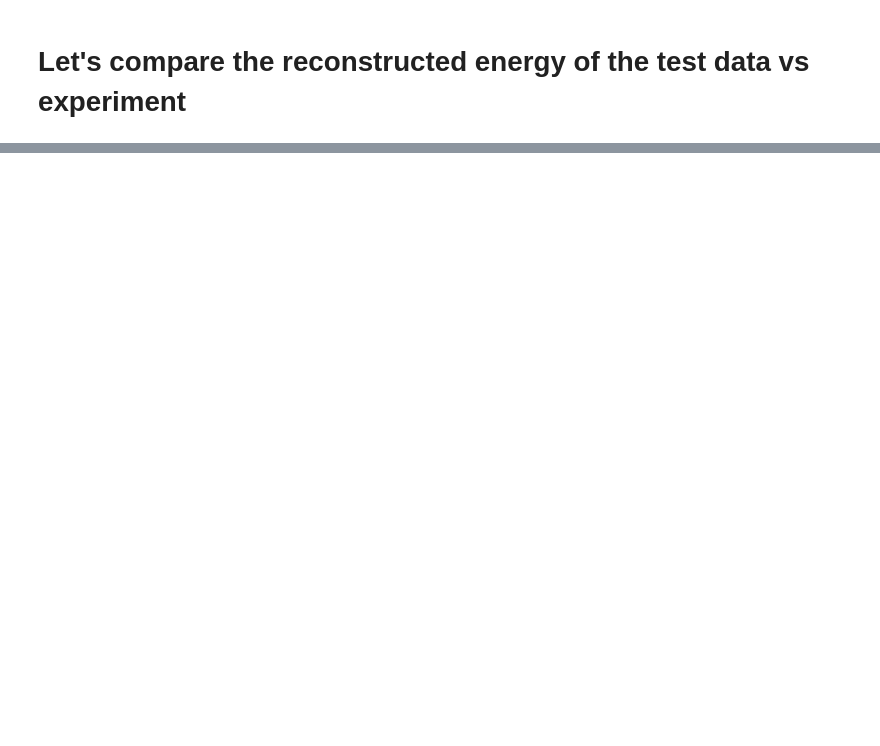
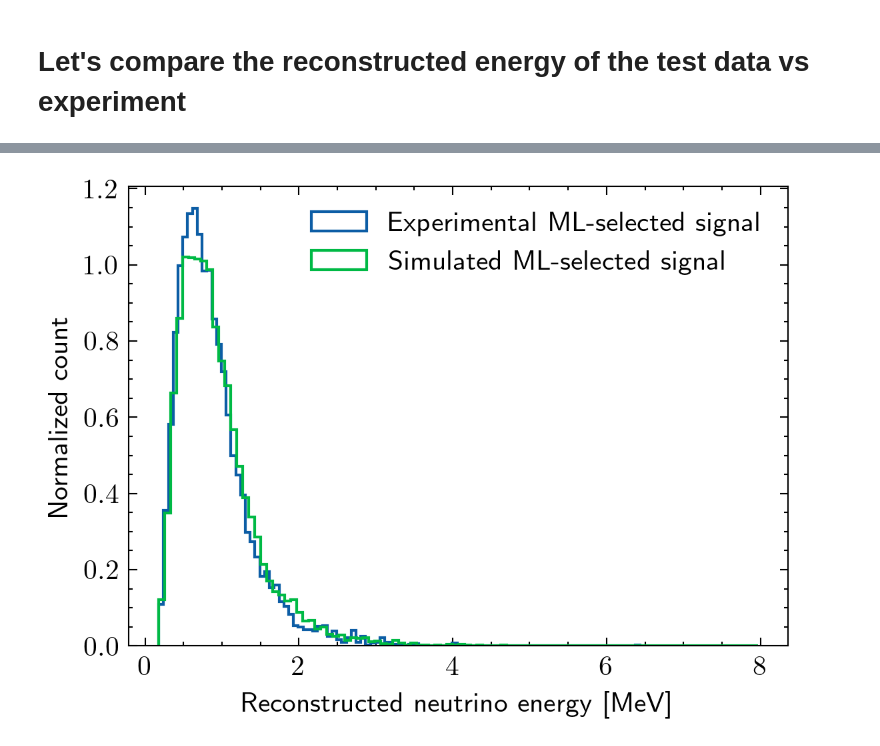
Before and after one commit to wnguyen1312/Neutrino-Oscillation, a Jupyter notebook: notebooks/ML Selection.ipynb, the cells around one changed output, grey strips where cells are left out. Saved outputs shown, nothing was run; the diff lists cells and outputs as text; code cells hidden in the pictures; blank space fills up the shorter version.

```diff
--- a/notebooks/ML Selection.ipynb
+++ b/notebooks/ML Selection.ipynb
@@ -276,0 +270,3 @@ plt.show()
+# %%
+with open('../MicroBooNE/Data.pkl', 'rb') as infile:
+  data_exp = pickle.load(infile)
@@ -276,0 +297,78 @@ plt.show()
+# %%
+import pandas as pd
+
+# features used in the ML model
+features = [
+    'Topological muon ML score',
+    'Length of lepton track',
+    'Distance to longest track',
+    'End position of lepton track z component',
+    'End position of lepton track y component',
+    'End position of lepton track x component',
+    'Particle ID LLh',
+    'Start position of lepton track z component',
+    'Start position of lepton track y component',
+    'Start position of lepton track x component',
+    'Interaction vertex position x component',
+    'Interaction vertex position y component',
+    'Interaction vertex position z component',
+    'Total energy',
+    'Muon momenutm (length estimate)',
+    'Muon momenutm (scattering estimate)',
+    'Track vs shower ML score',
+    'Subevent'
+]
+
+# load experimental dataset
+with open('../MicroBooNE/Data.pkl', 'rb') as infile:
+    data_exp = pickle.load(infile)
+
+# make numeric
+for col in features:
+    data_exp[col] = pd.to_numeric(data_exp[col], errors='coerce')
+
+# apply the experimental manual cut
+energy_cut_value = 10
+manual_selection_exp = data_exp['Total energy'] < energy_cut_value
+
+data_exp_sel = data_exp[manual_selection_exp].copy()
+
+# build ML input matrix
+x_exp = data_exp_sel[features]
+
+# run the ML model
+scores_exp = model.predict_proba(x_exp)[:, 1]
+
+# apply the ML threshold (replace with your optimal threshold)
+threshold = 0.5
+signal_mask_exp = scores_exp > threshold
+
+signal_events_exp = data_exp_sel[signal_mask_exp]
+
+print("Number of experimental events passing ML selection:", len(signal_events_exp))
+
+# example histogram
+plt.figure(dpi=300)
+plt.hist(
+    signal_events_exp['Total energy'],
+    bins=100,
+    histtype='step',
+    label='Experimental ML-selected signal',
+    density=True
+)
+
+plt.hist(
+    energy_sig_like,
+    bins=100,
+    weights=weight_sig_like,
+    histtype='step',
+    label='Simulated ML-selected signal',
+    density = True
+)
+
+plt.legend()
+plt.xlabel('Reconstructed neutrino energy [MeV]')
+plt.ylabel('Normalized count')
+plt.tight_layout()
+plt.show()
+# %% [output]
@@ -276,0 +376 @@ plt.show()
+[figure, added]
```
Also changed, not shown: parts of 10 cells of this notebook.
